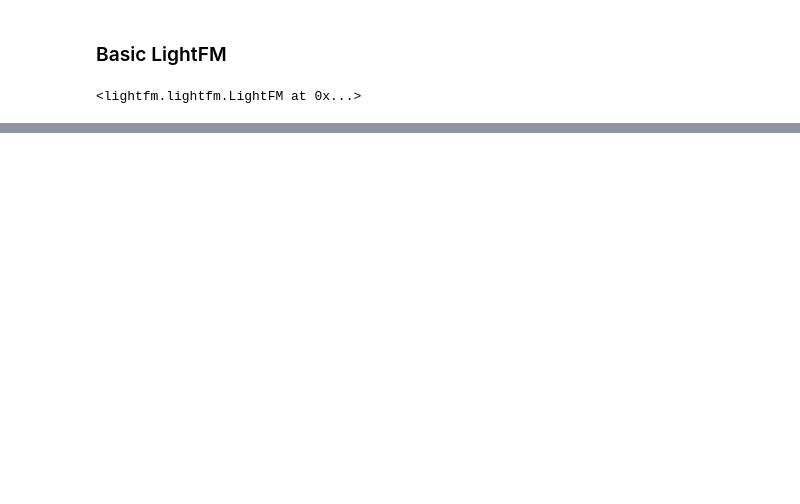
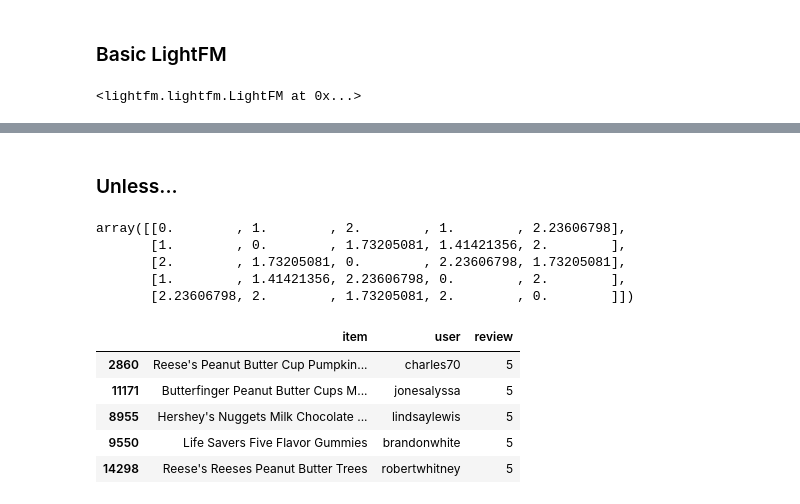
Before and after one commit to maxhumber/BRE, a Jupyter notebook: odsc.ipynb, the cells around one changed output, grey strips where cells are left out. Cells and saved outputs as stored; diff of their text form; code cells hidden in the pictures; blank space fills up the shorter version.

```diff
--- a/odsc.ipynb
+++ b/odsc.ipynb
@@ -434,0 +656,2 @@ array([0.57377923, 0.97406924, 0.6821956 ])
+# %% [markdown]
+### Unless...
@@ -434,0 +666,22 @@ array([0.57377923, 0.97406924, 0.6821956 ])
+# %%
+from sklearn.metrics.pairwise import euclidean_distances
+
+euclidean_distances(ex)
+# %% [output]
+array([[0.        , 1.        , 2.        , 1.        , 2.23606798],
+       [1.        , 0.        , 1.73205081, 1.41421356, 2.        ],
+       [2.        , 1.73205081, 0.        , 2.23606798, 1.73205081],
+       [1.        , 1.41421356, 2.23606798, 0.        , 2.        ],
+       [2.23606798, 2.        , 1.73205081, 2.        , 0.        ]])
+# %%
+df = pd.read_csv("data/candy.csv")
+df = df[df['review'] >= 4]
+# %%
+df.sample(5)
+# %% [output]
+|  | item | user | review |
+| 2860 | Reese's Peanut Butter Cup Pumpkin... | charles70 | 5 |
+| 11171 | Butterfinger Peanut Butter Cups M... | jonesalyssa | 5 |
+| 8955 | Hershey's Nuggets Milk Chocolate ... | lindsaylewis | 5 |
+| 9550 | Life Savers Five Flavor Gummies | brandonwhite | 5 |
+| 14298 | Reese's Reeses Peanut Butter Trees | robertwhitney | 5 |
```
Also changed, not shown: parts of 58 cells of this notebook, 8 other files.
